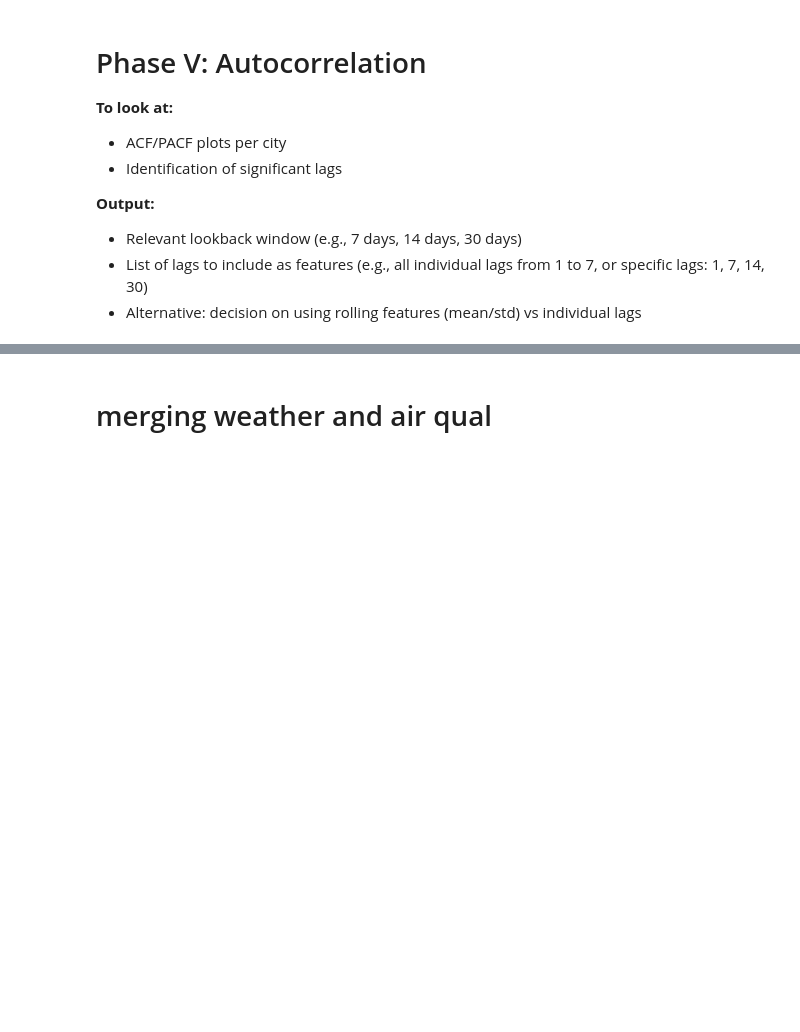
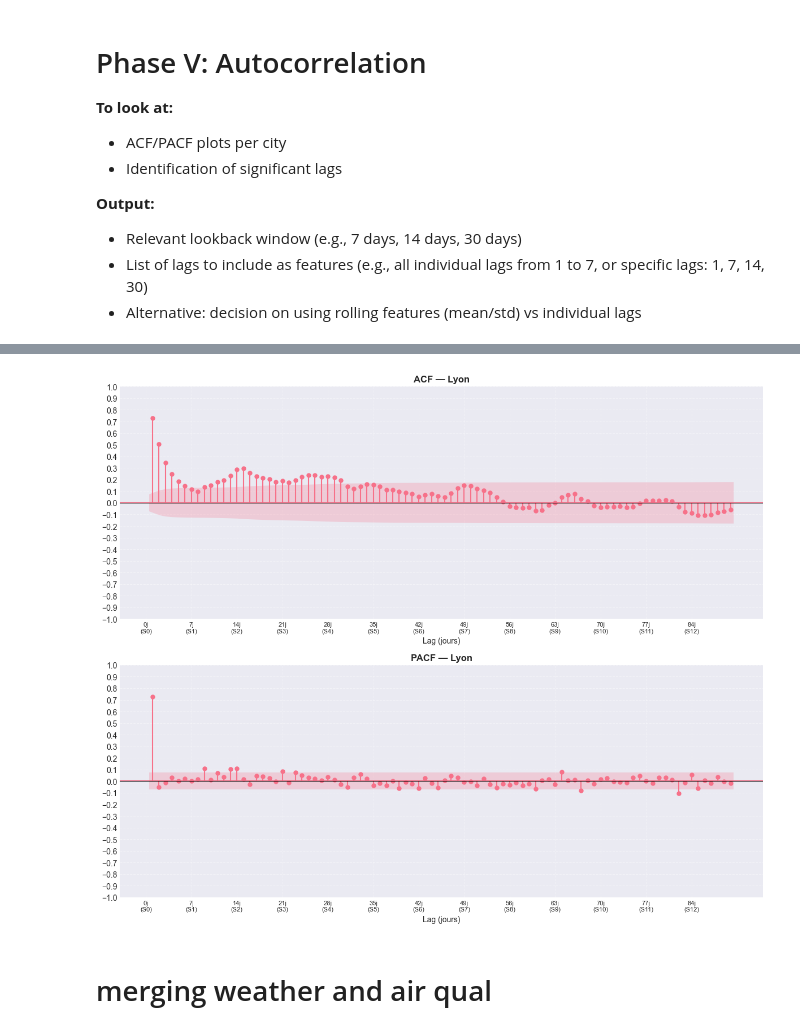
Before and after one commit to PabloRougerie/breathe_project, a Jupyter notebook: notebooks/eda.ipynb, the cells around one changed output, grey strips where cells are left out. Saved outputs shown, nothing was run; the diff lists cells and outputs as text; code cells hidden in the pictures; blank space fills up the shorter version.

```diff
--- a/notebooks/eda.ipynb
+++ b/notebooks/eda.ipynb
@@ -713,3 +746,22 @@ relevance will be assessed via feature importance post-training.
+# %%
+test = df_airqual_ready[df_airqual_ready["city"] == 'Lyon'][["date", "pm25_avg"]]
+fig, axes = plt.subplots(2, 1, figsize=(12, 10))
+
+plot_acf(test["pm25_avg"], lags=90, alpha=0.05, zero=False, ax=axes[0])
+plot_pacf(test["pm25_avg"], lags=90, alpha=0.05, zero=False, method="ywm", ax=axes[1])
+
+for ax, title in zip(axes, ["ACF", "PACF"]):
+    ax.set_title(f"{title} — Lyon", fontsize=12, fontweight="bold")
+    ax.set_xlabel("Lag (jours)")
+    ax.set_xticks(range(0, 91, 7))   # repère toutes les semaines
+    ax.set_xticklabels([f"{i}j\n(S{i//7})" for i in range(0, 91, 7)], fontsize=8)
+    ax.yaxis.set_major_locator(plt.MultipleLocator(0.1))  # repères Y tous les 0.1
+    ax.axhline(0, color="black", linewidth=0.8)
+    ax.grid(axis="both", linestyle="--", alpha=0.4)
+
+plt.tight_layout()
+# %% [output]
+[figure, added]
 # %% [markdown]
 # merging weather and air qual
 # %%
```
Also changed, not shown: parts of 1 cell of this notebook.
